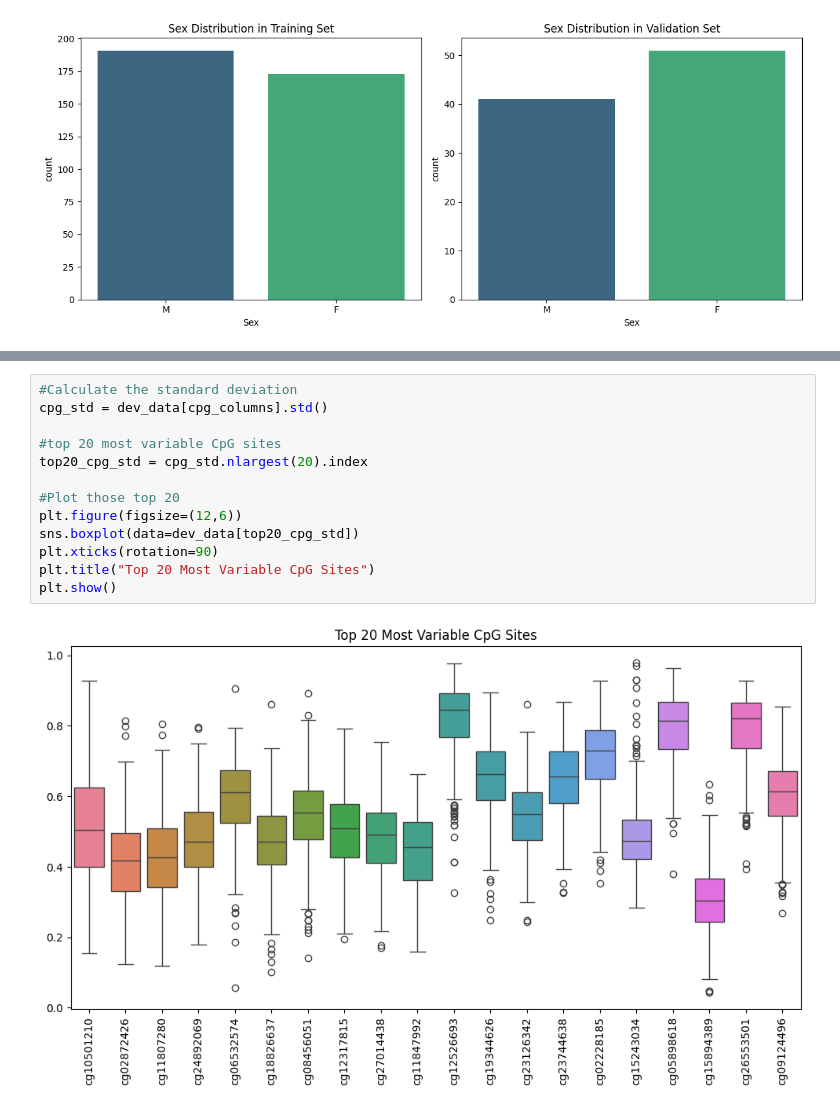
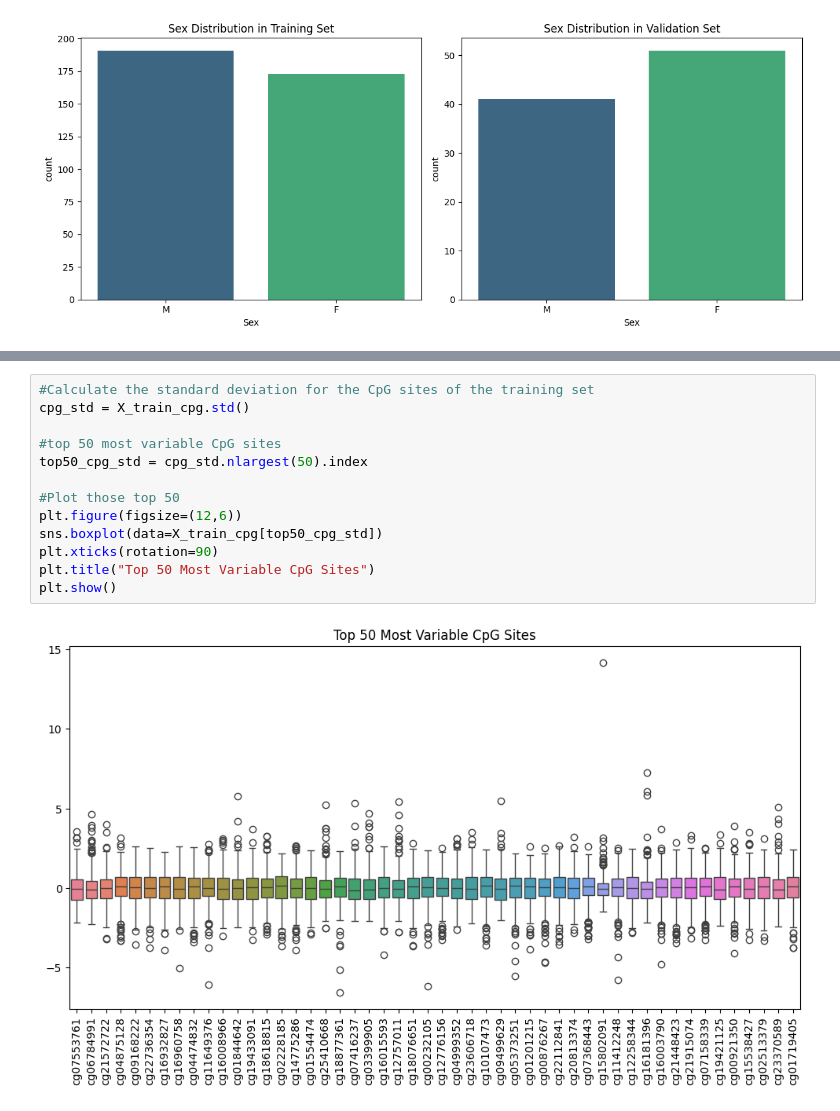
Before and after one commit to xanthippilouka/MLCB_Assignment1_Louka, a Jupyter notebook: notebooks/data_exploration.ipynb, the cells around one changed output, grey strips where cells are left out. Drawn from its saved outputs; the diff is of its cells as text.

```diff
--- a/notebooks/data_exploration.ipynb
+++ b/notebooks/data_exploration.ipynb
@@ -381,15 +405,15 @@ plt.show()
 # %%
-#Calculate the standard deviation
-cpg_std = dev_data[cpg_columns].std()
+#Calculate the standard deviation for the CpG sites of the training set
+cpg_std = X_train_cpg.std()
 
-#top 20 most variable CpG sites
-top20_cpg_std = cpg_std.nlargest(20).index
+#top 50 most variable CpG sites
+top50_cpg_std = cpg_std.nlargest(50).index
 
-#Plot those top 20
+#Plot those top 50
 plt.figure(figsize=(12,6))
-sns.boxplot(data=dev_data[top20_cpg_std])
+sns.boxplot(data=X_train_cpg[top50_cpg_std])
 plt.xticks(rotation=90)
-plt.title("Top 20 Most Variable CpG Sites")
+plt.title("Top 50 Most Variable CpG Sites")
 plt.show()
 # %% [output]
-[figure, old version]
+[figure, new version]
```
Also changed, not shown: parts of 7 cells of this notebook.
